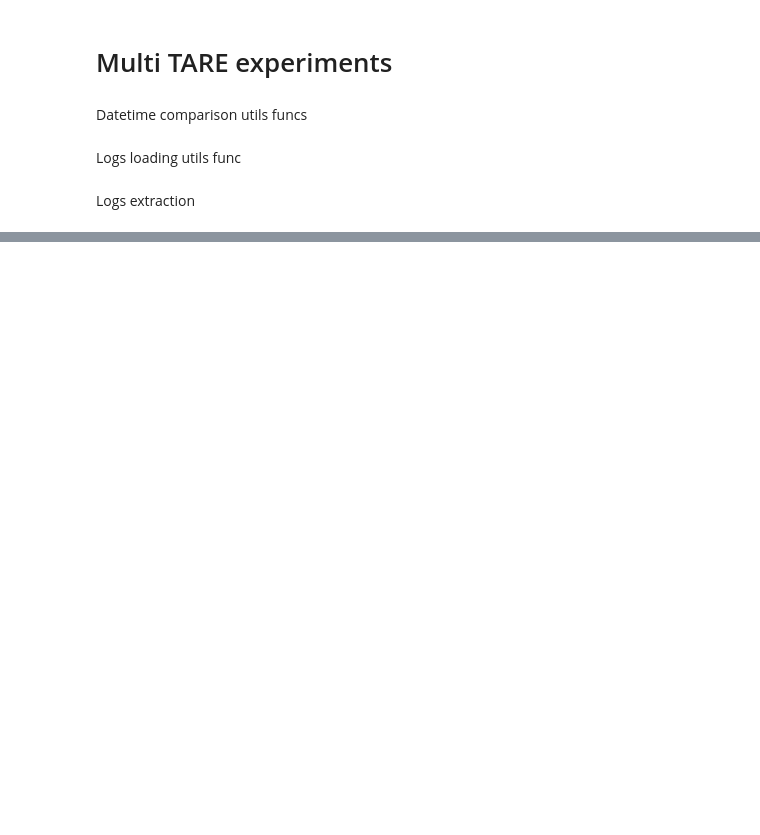
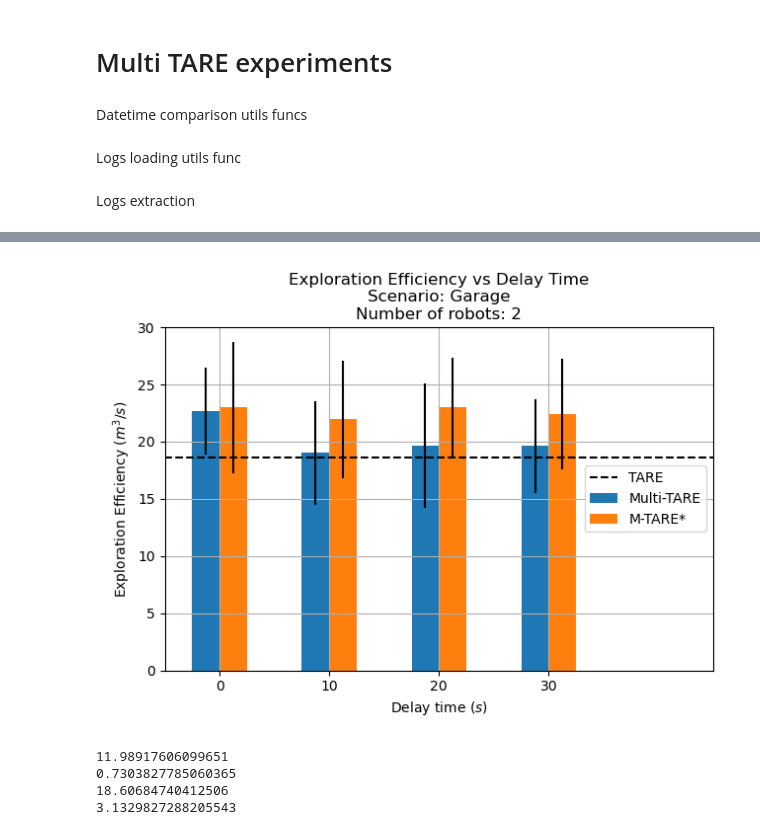
Before and after one commit to DW-Master-Thesis/Multi-TARE-Experiments, a Jupyter notebook: notebooks/parse_logs.ipynb, the cells around one changed output, grey strips where cells are left out. Cells and saved outputs as stored; diff of their text form; code cells hidden in the pictures; blank space fills up the shorter version.

```diff
--- a/notebooks/parse_logs.ipynb
+++ b/notebooks/parse_logs.ipynb
@@ -337,0 +357,35 @@ plt.show()
+# %%
+%matplotlib widget
+
+plot_exploration_efficiency(tare_df_garage, 1, "TARE", '--')
+
+x = [0, 10, 20, 30]
+
+plot_exploration_efficiency_boxplot(multi_tare_df_garage, 2, x, -0.5, "Multi-TARE", 'tab:blue', 2.5)
+plot_exploration_efficiency_boxplot(vrp_df_garage, 2, x, 0.5, "M-TARE*", 'tab:orange', 2.5)
+# plot_exploration_efficiency_boxplot(tsp_with_cost_df_garage, 2, x, 0.5, "TSP with\npenalties", 'tab:green', 1.5)
+
+plt.xlabel("Delay time ($s$)")
+plt.ylabel("Exploration Efficiency ($m^3/s$)")
+plt.title("Exploration Efficiency vs Delay Time\nScenario: Garage\nNumber of robots: 2")
+plt.ylim([0,30])
+plt.xlim([min(x)-5, max(x)+15])
+plt.xticks(x)
+plt.grid()
+plt.legend(loc='right')
+
+plt.tight_layout()
+
+plt.show()
+# %% [output]
+[figure, added]
+# %%
+print(tare_df["exploration_efficiency"].unique().mean())
+print(tare_df["exploration_efficiency"].unique().std())
+print(tare_df_garage["exploration_efficiency"].unique().mean())
+print(tare_df_garage["exploration_efficiency"].unique().std())
+# %% [output]
+11.98917606099651
+0.7303827785060365
+18.60684740412506
+3.1329827288205543
```
Also changed, not shown: parts of 31 cells of this notebook, 1 other file.
